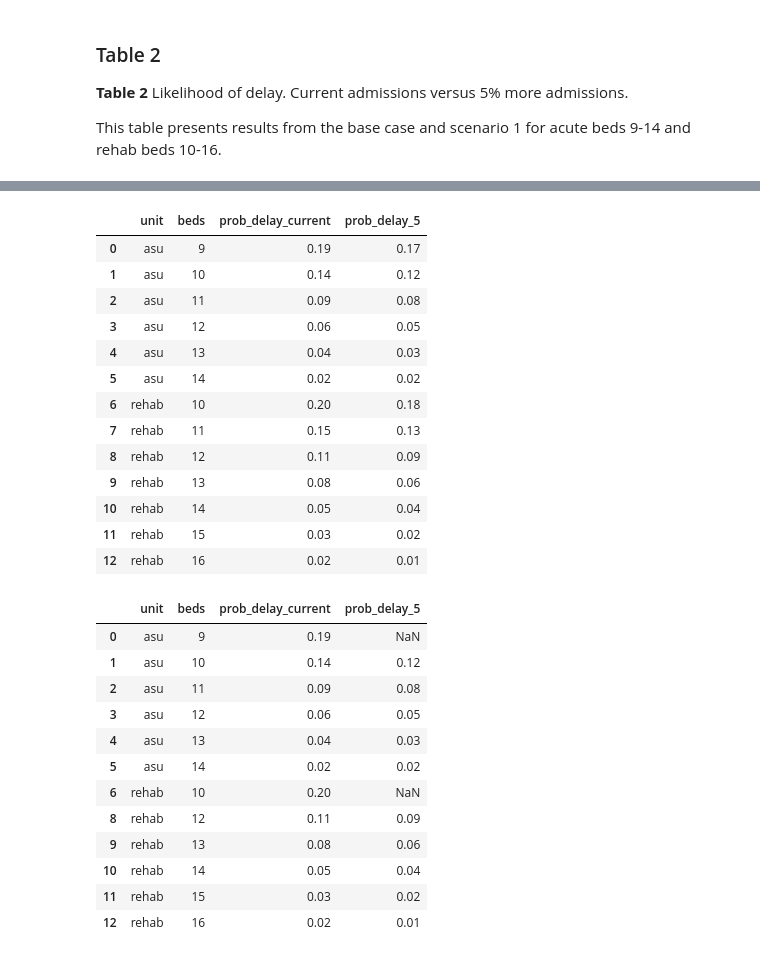
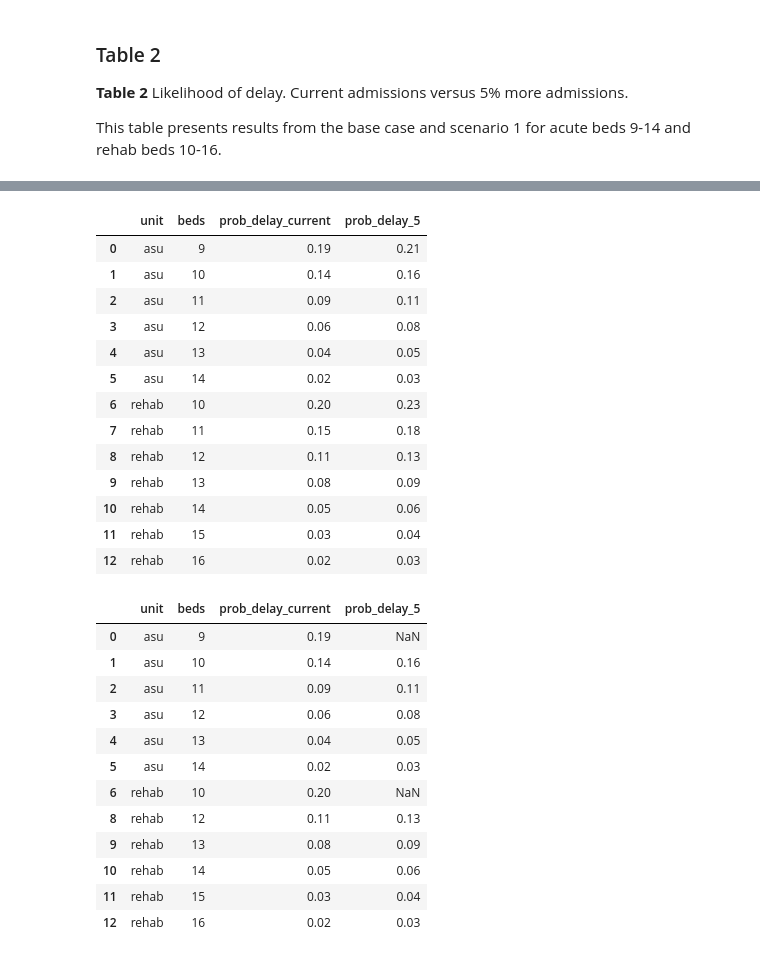
Before and after one commit to pythonhealthdatascience/pydesrap_stroke, a Jupyter notebook: notebooks/analysis.ipynb, the cells around one changed output, grey strips where cells are left out. Saved outputs shown, nothing was run; the diff lists cells and outputs as text; code cells hidden in the pictures.

```diff
--- a/notebooks/analysis.ipynb
+++ b/notebooks/analysis.ipynb
@@ -206,22 +206,22 @@ plot_delay_prob(base_overall["rehab"], unit="rehab",
 
 **5% more admissions.** A 5% increase in admissions across all patient subgroups.
 # %%
-def increase_by_5_percent(params_dict):
+def alter_by_5_percent(params_dict):
     """
-    Helper function to increase all attributes of a class by 5%.
+    Helper function to reduce all attributes of a class by 5%.
 
     Parameters
     ----------
     params_dict: dict
         Dictionary of parameters.
     """
-    return {k: v * 1.05 for k, v in params_dict.items() if k != '_initialised'}
+    return {k: v * 0.95 for k, v in params_dict.items() if k != '_initialised'}
 
 
 # Apply 5% increase to inter-arrival parameters
 s1_param = Param(
-    ASUArrivals(**increase_by_5_percent(vars(ASUArrivals()))),
-    RehabArrivals(**increase_by_5_percent(vars(RehabArrivals()))),
+    ASUArrivals(**alter_by_5_percent(vars(ASUArrivals()))),
+    RehabArrivals(**alter_by_5_percent(vars(RehabArrivals()))),
     cores=9
 )
 
@@ -358,48 +336,50 @@ full_tab2 = pd.concat([tab2_asu, tab2_rehab]).reset_index(drop=True)
 full_tab2
 # %% [output]
 |  | unit | beds | prob_delay_current | prob_delay_5 |
-| 0 | asu | 9 | 0.19 | 0.17 |
-| 1 | asu | 10 | 0.14 | 0.12 |
-| 2 | asu | 11 | 0.09 | 0.08 |
-| 3 | asu | 12 | 0.06 | 0.05 |
-| 4 | asu | 13 | 0.04 | 0.03 |
-| 5 | asu | 14 | 0.02 | 0.02 |
-| 6 | rehab | 10 | 0.20 | 0.18 |
-| 7 | rehab | 11 | 0.15 | 0.13 |
-| 8 | rehab | 12 | 0.11 | 0.09 |
-| 9 | rehab | 13 | 0.08 | 0.06 |
-| 10 | rehab | 14 | 0.05 | 0.04 |
-| 11 | rehab | 15 | 0.03 | 0.02 |
-| 12 | rehab | 16 | 0.02 | 0.01 |
+| 0 | asu | 9 | 0.19 | 0.21 |
+| 1 | asu | 10 | 0.14 | 0.16 |
+| 2 | asu | 11 | 0.09 | 0.11 |
+| 3 | asu | 12 | 0.06 | 0.08 |
+| 4 | asu | 13 | 0.04 | 0.05 |
+| 5 | asu | 14 | 0.02 | 0.03 |
+| 6 | rehab | 10 | 0.20 | 0.23 |
+| 7 | rehab | 11 | 0.15 | 0.18 |
+| 8 | rehab | 12 | 0.11 | 0.13 |
+| 9 | rehab | 13 | 0.08 | 0.09 |
+| 10 | rehab | 14 | 0.05 | 0.06 |
+| 11 | rehab | 15 | 0.03 | 0.04 |
+| 12 | rehab | 16 | 0.02 | 0.03 |
 # %%
 # These are some adjustments to how table is presented in article...
 
 adj_full_tab_2 = full_tab2.copy()
 
 # Drop the result for ASU beds 9 and rehab beds 10 for the scenario
 adj_full_tab_2.loc[(adj_full_tab_2["unit"] == "asu") &
                    (adj_full_tab_2["beds"] == 9),
                    "prob_delay_5"] = None
 adj_full_tab_2.loc[(adj_full_tab_2["unit"] == "rehab") &
                    (adj_full_tab_2["beds"] == 10),
                    "prob_delay_5"] = None
 
 # Drop the result for rehab 11 beds
 adj_full_tab_2 = adj_full_tab_2[
     ~((adj_full_tab_2["unit"] == "rehab") & (adj_full_tab_2["beds"] == 11))]
 
-adj_full_tab_2
+# Display and save to csv
+display(adj_full_tab_2)
+adj_full_tab_2.to_csv(os.path.join(OUTPUT_DIR, "delay_s1.csv"), index=False)
 # %% [output]
 |  | unit | beds | prob_delay_current | prob_delay_5 |
 | 0 | asu | 9 | 0.19 | NaN |
-| 1 | asu | 10 | 0.14 | 0.12 |
-| 2 | asu | 11 | 0.09 | 0.08 |
-| 3 | asu | 12 | 0.06 | 0.05 |
-| 4 | asu | 13 | 0.04 | 0.03 |
-| 5 | asu | 14 | 0.02 | 0.02 |
+| 1 | asu | 10 | 0.14 | 0.16 |
+| 2 | asu | 11 | 0.09 | 0.11 |
+| 3 | asu | 12 | 0.06 | 0.08 |
+| 4 | asu | 13 | 0.04 | 0.05 |
+| 5 | asu | 14 | 0.02 | 0.03 |
 | 6 | rehab | 10 | 0.20 | NaN |
-| 8 | rehab | 12 | 0.11 | 0.09 |
-| 9 | rehab | 13 | 0.08 | 0.06 |
-| 10 | rehab | 14 | 0.05 | 0.04 |
-| 11 | rehab | 15 | 0.03 | 0.02 |
-| 12 | rehab | 16 | 0.02 | 0.01 |
+| 8 | rehab | 12 | 0.11 | 0.13 |
+| 9 | rehab | 13 | 0.08 | 0.09 |
+| 10 | rehab | 14 | 0.05 | 0.06 |
+| 11 | rehab | 15 | 0.03 | 0.04 |
+| 12 | rehab | 16 | 0.02 | 0.03 |
```
Also changed, not shown: parts of 3 cells of this notebook, 1 other file.
